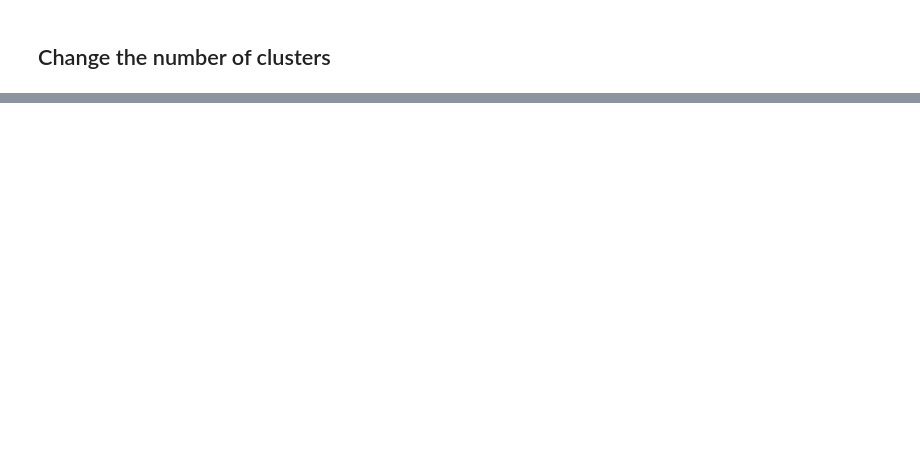
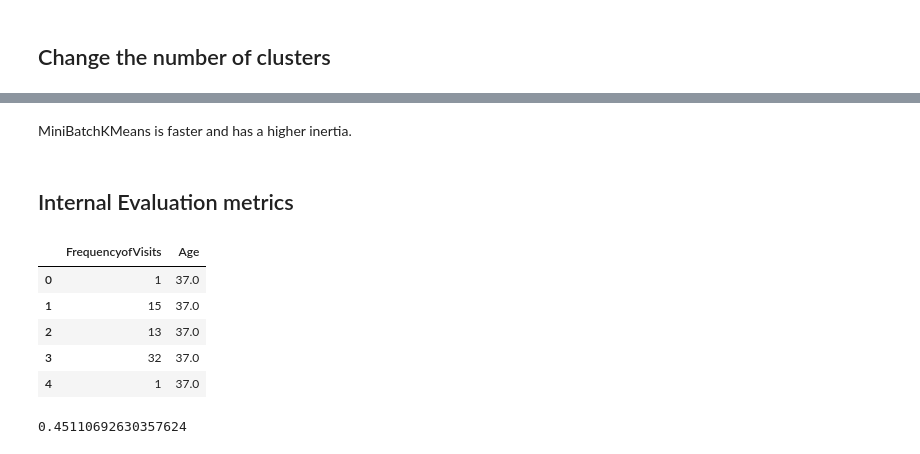
Before and after one commit to crsimmons1/JdMS, a Jupyter notebook: Kmeans.ipynb, the cells around one changed output, grey strips where cells are left out. Saved outputs shown, nothing was run; the diff lists cells and outputs as text; code cells hidden in the pictures; blank space fills up the shorter version.

Commit message:
fixed kmeans

```diff
--- a/Kmeans.ipynb
+++ b/Kmeans.ipynb
@@ -121,4 +133,4 @@ estimator_kmeans.labels_.shape
 # %%
-data["Cluster"] = cluster_labels
+data['cluster_id'] = cluster_labels
 # %%
 data.head()
@@ -269,0 +358,4 @@ data.head()
+# %% [markdown]
+MiniBatchKMeans is faster and has a higher inertia.
+# %% [markdown]
+## Internal Evaluation metrics
@@ -269,0 +374,15 @@ data.head()
+# %%
+data1=data[["FrequencyofVisits","Age"]]
+# %%
+data1.head()
+# %% [output]
+|  | FrequencyofVisits | Age |
+| 0 | 1 | 37.0 |
+| 1 | 15 | 37.0 |
+| 2 | 13 | 37.0 |
+| 3 | 32 | 37.0 |
+| 4 | 1 | 37.0 |
+# %%
+silhouette_score(data1, cluster_labels)
+# %% [output]
+0.45110692630357624
```
Also changed, not shown: parts of 30 cells of this notebook.
